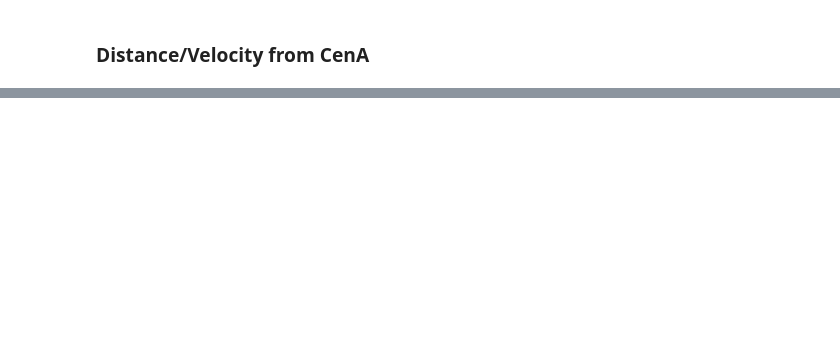
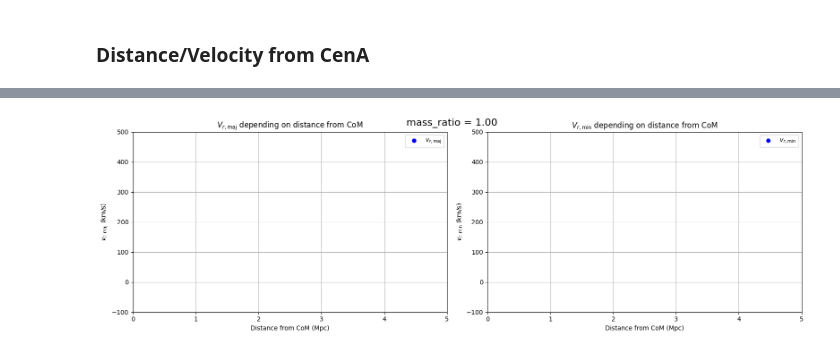
Before and after one commit to AdrianFaucher/project_3A, a Jupyter notebook: data_analysis.ipynb, the cells around one changed output, grey strips where cells are left out. Drawn from its saved outputs; the diff is of its cells as text; code cells hidden in the pictures; blank space fills up the shorter version.

```diff
--- a/data_analysis.ipynb
+++ b/data_analysis.ipynb
@@ -696,0 +703,55 @@ plt.show()
+# %%
+fig, (ax1, ax2) = plt.subplots(1, 2, figsize=(16, 5))
+
+# Scatter plots initiaux (vides pour l'instant)
+sc1 = ax1.scatter([], [], color='b', label=r'$v_{r,\text{maj}}$')
+sc2 = ax2.scatter([], [], color='b', label=r'$v_{r,\text{min}}$')
+
+# Configuration des axes
+for ax in [ax1, ax2]:
+    ax.set_xlim(0, 5)
+    ax.set_ylim(-100, 500)
+    ax.grid(True)
+
+ax1.set_xlabel("Distance from " + galaxy_center + " (Mpc)")
+ax1.set_ylabel(r"$v_{r,\text{maj}}$ (km/s)")
+ax1.set_title(r"$V_{r,\text{maj}}$ depending on distance from " + galaxy_center)
+ax1.legend()
+
+ax2.set_xlabel("Distance from " + galaxy_center + " (Mpc)")
+ax2.set_ylabel(r"$v_{r,\text{min}}$ (km/s)")
+ax2.set_title(r"$V_{r,\text{min}}$ depending on distance from " + galaxy_center)
+ax2.legend()
+
+# Fonction d'initialisation
+def init():
+    sc1.set_offsets(np.empty((0, 2)))
+    sc2.set_offsets(np.empty((0, 2)))
+    return sc1, sc2
+
+# Fonction de mise à jour pour chaque frame
+def update(frame):
+    mass_ratio = frame
+    procedure_CoM(galaxy_df, galaxy1=galaxy_1, galaxy2=galaxy_2, r=mass_ratio)
+
+    # On récupère les coordonnées x et y mises à jour
+    x = galaxy_df['dis_center'].values
+    y1 = galaxy_df['major_infall_velocity'].values
+    y2 = galaxy_df['minor_infall_velocity'].values
+
+    # On met à jour les scatter plots
+    sc1.set_offsets(np.column_stack((x, y1)))
+    sc2.set_offsets(np.column_stack((x, y2)))
+
+    fig.suptitle(f"mass_ratio = {mass_ratio:.2f}", fontsize=16)
+    return sc1, sc2
+
+# Création des frames (valeurs de mass_ratio de 0 à 1)
+mass_ratios = np.linspace(0, 1, 50)
+
+# Création de l'animation
+ani = FuncAnimation(fig, update, frames=mass_ratios, init_func=init, blit=False, interval=100)
+
+plt.tight_layout()
+HTML(ani.to_jshtml())  # Affiche l'animation directement dans le notebook
+# %% [output]
@@ -696,0 +759 @@ plt.show()
+[figure, added]
```
Also changed, not shown: parts of 18 cells of this notebook, 3 other files.
